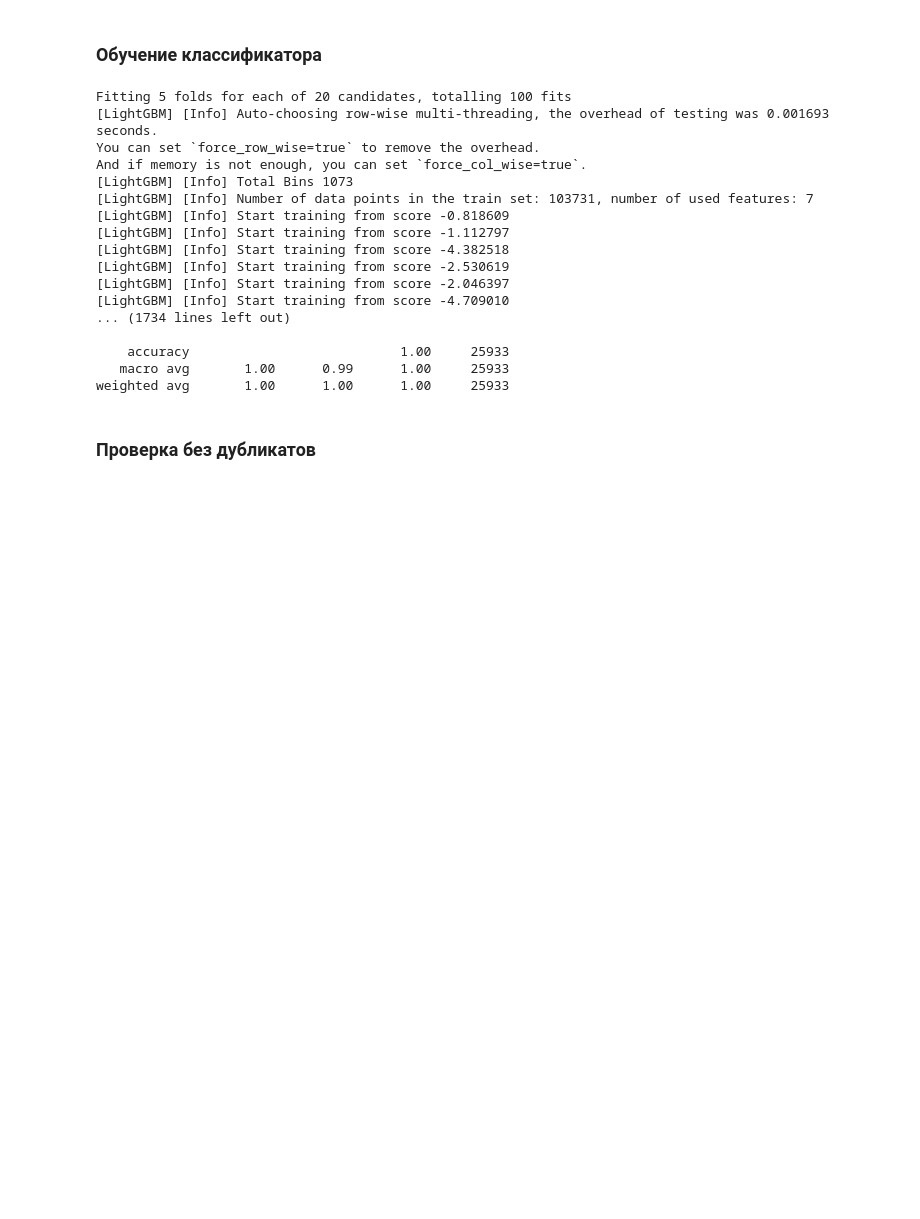
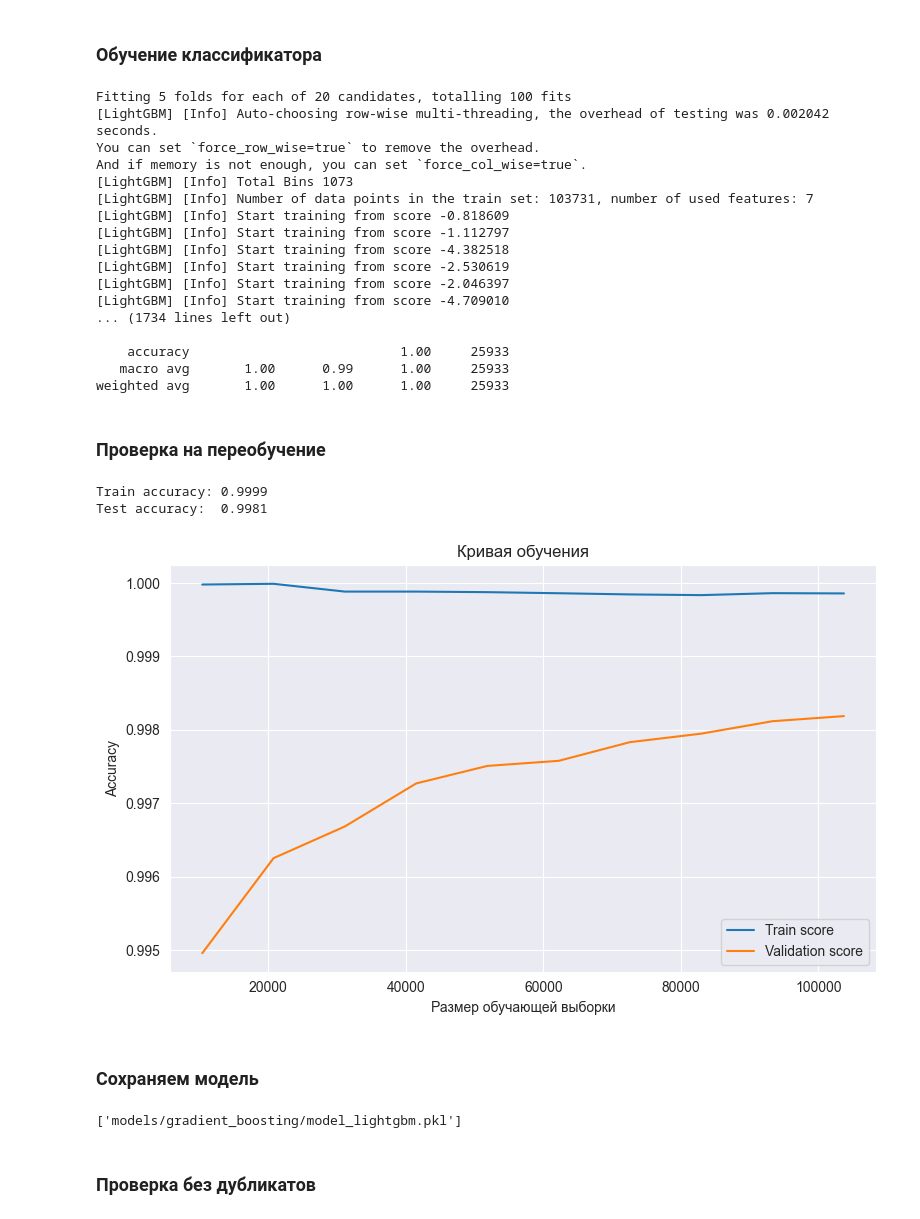
Before and after one commit to hqdem/user-pattern-analysis, a Jupyter notebook: src/classification/gradient_boosting/lightgbm.ipynb, the cells around one changed output. Saved outputs shown, nothing was run; the diff lists cells and outputs as text; code cells hidden in the pictures; blank space fills up the shorter version.

Commit message:
add overfitting check and export models to bin

```diff
--- a/src/classification/gradient_boosting/lightgbm.ipynb
+++ b/src/classification/gradient_boosting/lightgbm.ipynb
@@ -62,12 +62,14 @@ end = time.time()
 print(f"LightGBM — лучшая модель: {search_lgb.best_params_}")
 print(f"Время подбора: {round(end - start, 2)} сек")
 
-y_pred_lgb = search_lgb.predict(X_test)
+best_model = search_lgb.best_estimator_
+y_pred = best_model.predict(X_test)
+
 print("Качество (LightGBM):")
-print(classification_report(y_test, y_pred_lgb))
+print(classification_report(y_test, y_pred))
 # %% [output]
 Fitting 5 folds for each of 20 candidates, totalling 100 fits
-[LightGBM] [Info] Auto-choosing row-wise multi-threading, the overhead of testing was 0.001693 seconds.
+[LightGBM] [Info] Auto-choosing row-wise multi-threading, the overhead of testing was 0.002042 seconds.
 You can set `force_row_wise=true` to remove the overhead.
 And if memory is not enough, you can set `force_col_wise=true`.
 [LightGBM] [Info] Total Bins 1073
@@ -83,6 +85,52 @@ And if memory is not enough, you can set `force_col_wise=true`.
     accuracy                           1.00     25933
    macro avg       1.00      0.99      1.00     25933
 weighted avg       1.00      1.00      1.00     25933
+# %% [markdown]
+### Проверка на переобучение
+# %%
+train_acc = best_model.score(X_train, y_train)
+test_acc = best_model.score(X_test, y_test)
+print(f"Train accuracy: {train_acc:.4f}")
+print(f"Test accuracy:  {test_acc:.4f}")
+# %% [output]
+Train accuracy: 0.9999
+Test accuracy:  0.9981
+# %%
+from sklearn.model_selection import learning_curve
+import matplotlib.pyplot as plt
+import numpy as np
+
+train_sizes, train_scores, test_scores = learning_curve(
+    best_model, X, y,
+    train_sizes=np.linspace(0.1, 1.0, 10),
+    cv=5,
+    scoring='accuracy',
+    n_jobs=-1
+)
+
+train_mean = train_scores.mean(axis=1)
+test_mean = test_scores.mean(axis=1)
+
+plt.figure(figsize=(8, 5))
+plt.plot(train_sizes, train_mean, label='Train score')
+plt.plot(train_sizes, test_mean, label='Validation score')
+plt.xlabel("Размер обучающей выборки")
+plt.ylabel("Accuracy")
+plt.title("Кривая обучения")
+plt.legend()
+plt.grid(True)
+plt.tight_layout()
+plt.show()
+# %% [output]
+[figure, added]
+# %% [markdown]
+### Сохраняем модель
+# %%
+import joblib
+
+joblib.dump(best_model, 'models/gradient_boosting/model_lightgbm.pkl')
+# %% [output]
+['models/gradient_boosting/model_lightgbm.pkl']
 # %% [markdown]
 ### Проверка без дубликатов
 # %%
```
Also changed, not shown: parts of 6 cells of this notebook, 12 other files.
